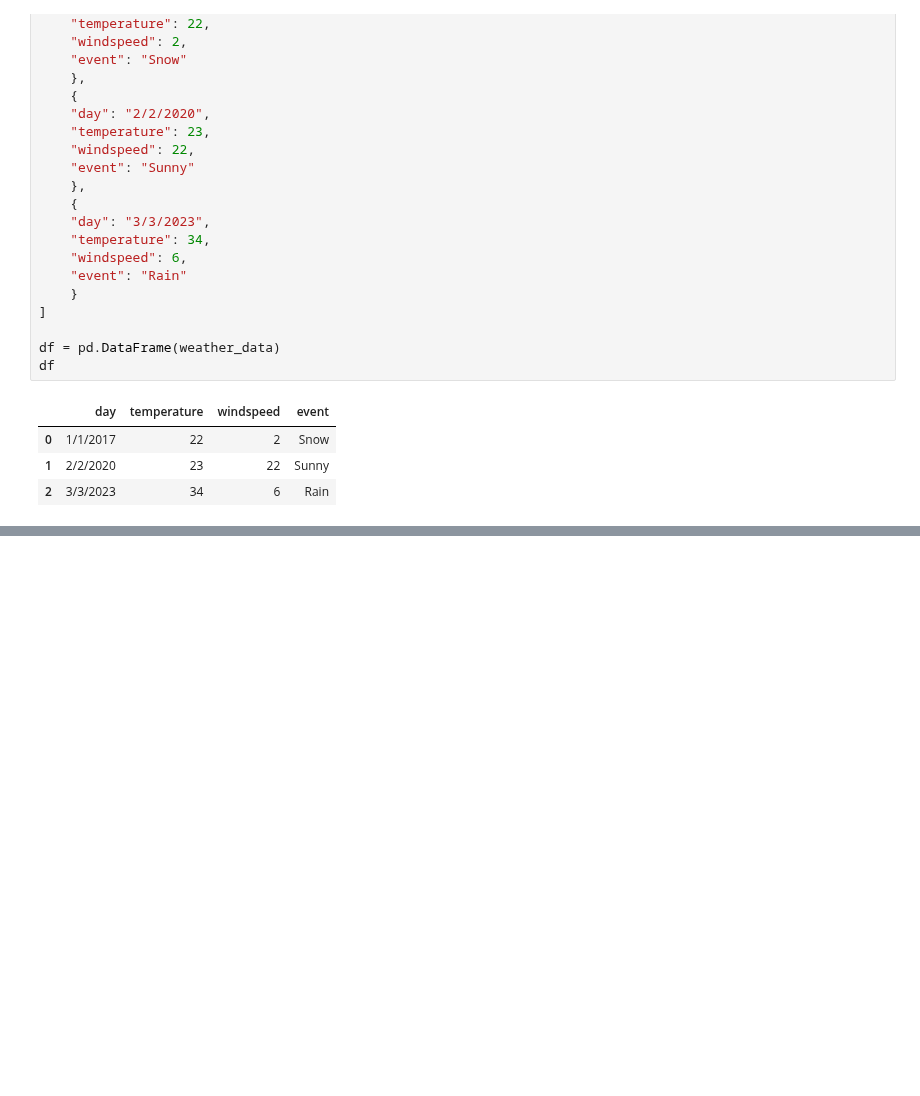
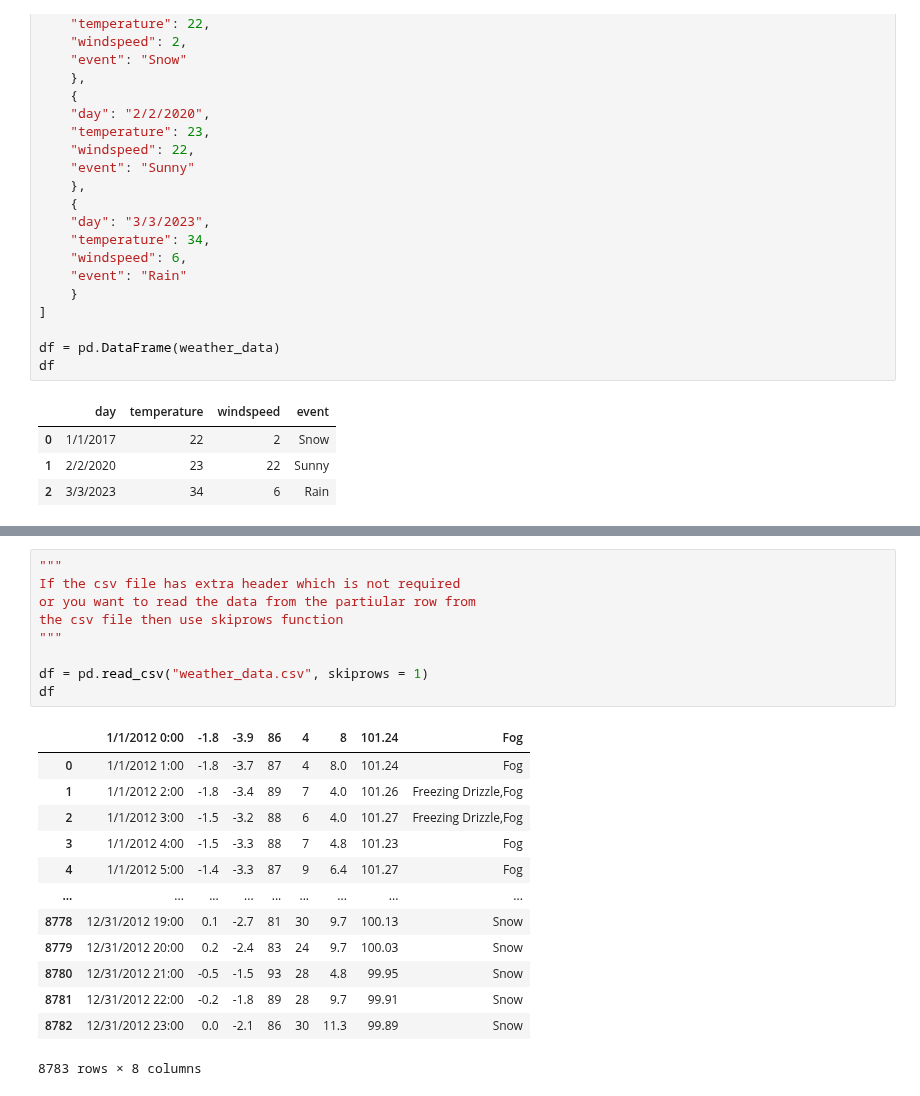
Before and after one commit to Tanay-Dwivedi/DADS-practice, a Jupyter notebook: Python/Pandas/pandas_practice.ipynb, the cells around one changed output, grey strips where cells are left out. Drawn from its saved outputs; the diff is of its cells as text; blank space fills up the shorter version.

```diff
--- a/Python/Pandas/pandas_practice.ipynb
+++ b/Python/Pandas/pandas_practice.ipynb
@@ -306,0 +328,23 @@ df
+# %%
+"""
+If the csv file has extra header which is not required
+or you want to read the data from the partiular row from
+the csv file then use skiprows function
+"""
+
+df = pd.read_csv("weather_data.csv", skiprows = 1)
+df
+# %% [output]
+|  | 1/1/2012 0:00 | -1.8 | -3.9 | 86 | 4 | 8 | 101.24 | Fog |
+| 0 | 1/1/2012 1:00 | -1.8 | -3.7 | 87 | 4 | 8.0 | 101.24 | Fog |
+| 1 | 1/1/2012 2:00 | -1.8 | -3.4 | 89 | 7 | 4.0 | 101.26 | Freezing Drizzle,Fog |
+| 2 | 1/1/2012 3:00 | -1.5 | -3.2 | 88 | 6 | 4.0 | 101.27 | Freezing Drizzle,Fog |
+| 3 | 1/1/2012 4:00 | -1.5 | -3.3 | 88 | 7 | 4.8 | 101.23 | Fog |
+| 4 | 1/1/2012 5:00 | -1.4 | -3.3 | 87 | 9 | 6.4 | 101.27 | Fog |
+| ... | ... | ... | ... | ... | ... | ... | ... | ... |
+| 8778 | 12/31/2012 19:00 | 0.1 | -2.7 | 81 | 30 | 9.7 | 100.13 | Snow |
+| 8779 | 12/31/2012 20:00 | 0.2 | -2.4 | 83 | 24 | 9.7 | 100.03 | Snow |
+| 8780 | 12/31/2012 21:00 | -0.5 | -1.5 | 93 | 28 | 4.8 | 99.95 | Snow |
+| 8781 | 12/31/2012 22:00 | -0.2 | -1.8 | 89 | 28 | 9.7 | 99.91 | Snow |
+| 8782 | 12/31/2012 23:00 | 0.0 | -2.1 | 86 | 30 | 11.3 | 99.89 | Snow |
+8783 rows × 8 columns
```
Also changed, not shown: parts of 7 cells of this notebook.
